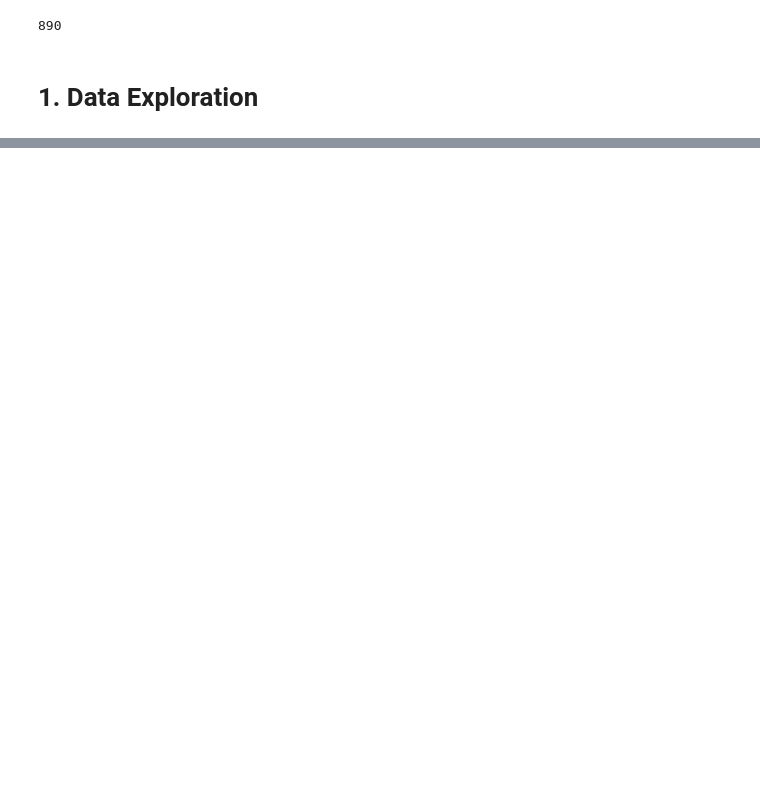
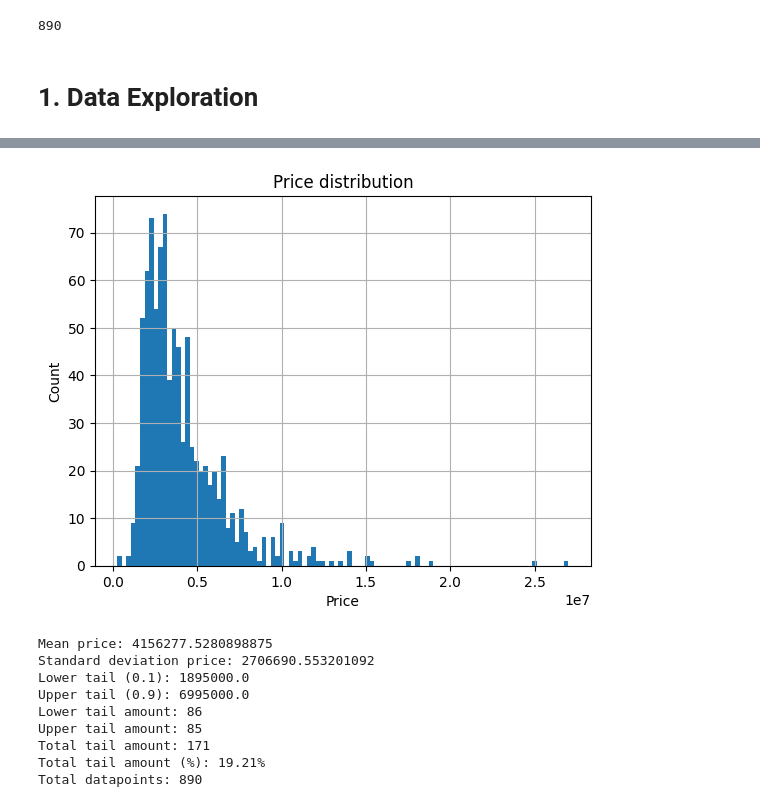
Before and after one commit to besplago/thesis-house-price-estimation, a Jupyter notebook: Data_Exploration.ipynb, the cells around one changed output, grey strips where cells are left out. Saved outputs shown, nothing was run; the diff lists cells and outputs as text; code cells hidden in the pictures; blank space fills up the shorter version.

Commit message:
add(data_exploration): distribution data

```diff
--- a/Data_Exploration.ipynb
+++ b/Data_Exploration.ipynb
@@ -48,3 +56,44 @@ houses_df = houses_df.drop(columns=["url"])
+# %%
+# Print the distribution of the target variable
+houses_df["price"].hist(bins=100)
+plt.title("Price distribution")
+plt.xlabel("Price")
+plt.ylabel("Count")
+# Draw a distribution line that represents the mean price
+plt.show()
+
+# Calculate the mean and standard deviation of the target variable
+mean_price = houses_df["price"].mean()
+std_price = houses_df["price"].std()
+print(f"Mean price: {mean_price}")
+print(f"Standard deviation price: {std_price}")
+
+# Calculate the tail of the target variable
+tail = 0.10
+lower_tail = houses_df["price"].quantile(tail)
+upper_tail = houses_df["price"].quantile(1 - tail)
+print(f"Lower tail ({tail}): {lower_tail}")
+print(f"Upper tail ({1 - tail}): {upper_tail}")
+
+# Get the amount of data in the tails
+lower_tail_amount = len(houses_df[houses_df["price"] < lower_tail])
+upper_tail_amount = len(houses_df[houses_df["price"] > upper_tail])
+total_amount_tail = lower_tail_amount + upper_tail_amount
+print(f"Lower tail amount: {lower_tail_amount}")
+print(f"Upper tail amount: {upper_tail_amount}")
+print(f"Total tail amount: {total_amount_tail}")
+print(f"Total datapoints: {len(houses_df)}")
+# %% [output]
+[figure, added]
+Mean price: 4156277.5280898875
+Standard deviation price: 2706690.553201092
+Lower tail (0.1): 1895000.0
+Upper tail (0.9): 6995000.0
+Lower tail amount: 86
+Upper tail amount: 85
+Total tail amount: 171
+Total tail amount (%): 19.21%
+Total datapoints: 890
 # %%
 from DataExploration import full_summary
 full_summary(houses_df)
```
Also changed, not shown: parts of 3 cells of this notebook, 1 other file.
